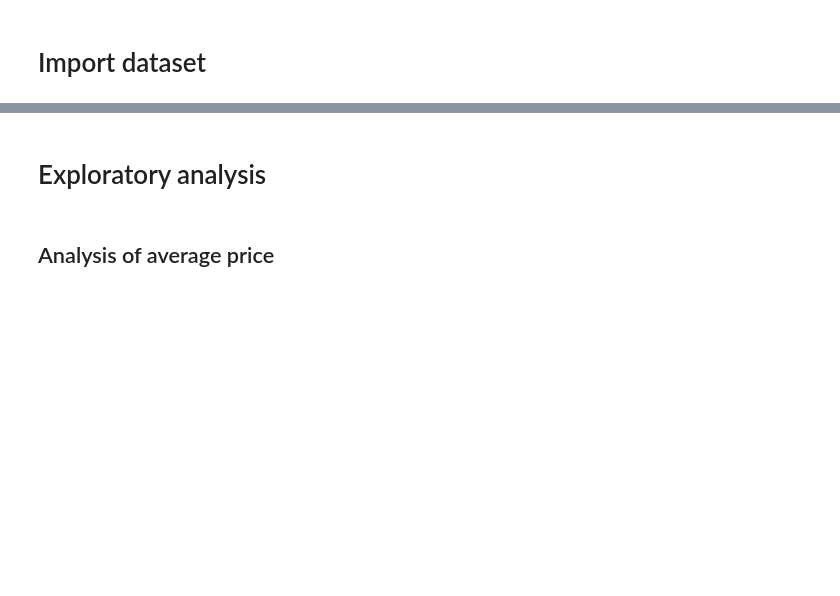
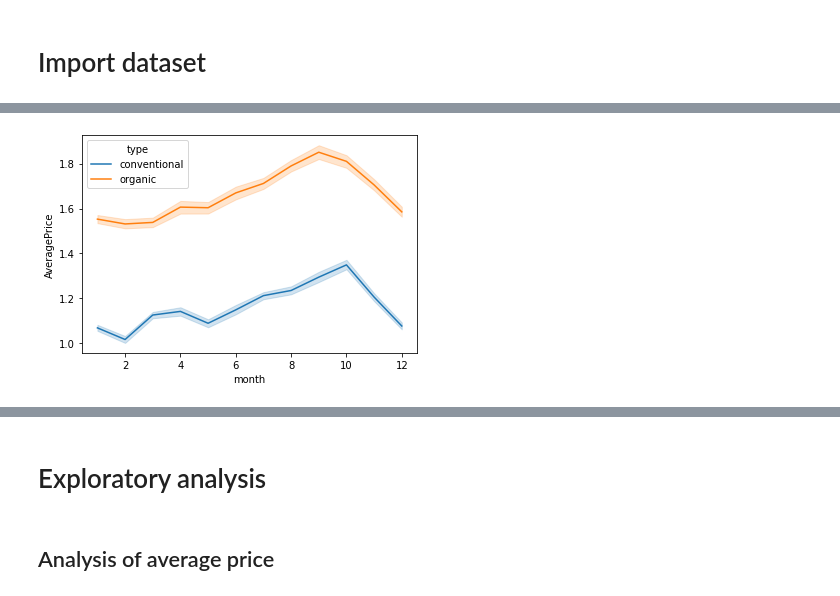
Before and after one commit to xuangao6/Avocado-Price-Regression-MachineLearning, a Jupyter notebook: xuan_avocado_price.ipynb, the cells around one changed output, grey strips where cells are left out. Saved outputs shown, nothing was run; the diff lists cells and outputs as text; code cells hidden in the pictures; blank space fills up the shorter version.

```diff
--- a/xuan_avocado_price.ipynb
+++ b/xuan_avocado_price.ipynb
@@ -29,0 +49,6 @@ dataset.head()
+# %%
+# plt.figure(figsize=(18,10))
+sns.lineplot(x="month", y="AveragePrice", hue='type', data=dataset)
+plt.show()
+# %% [output]
+[figure, added]
```
Also changed, not shown: parts of 32 cells of this notebook.
